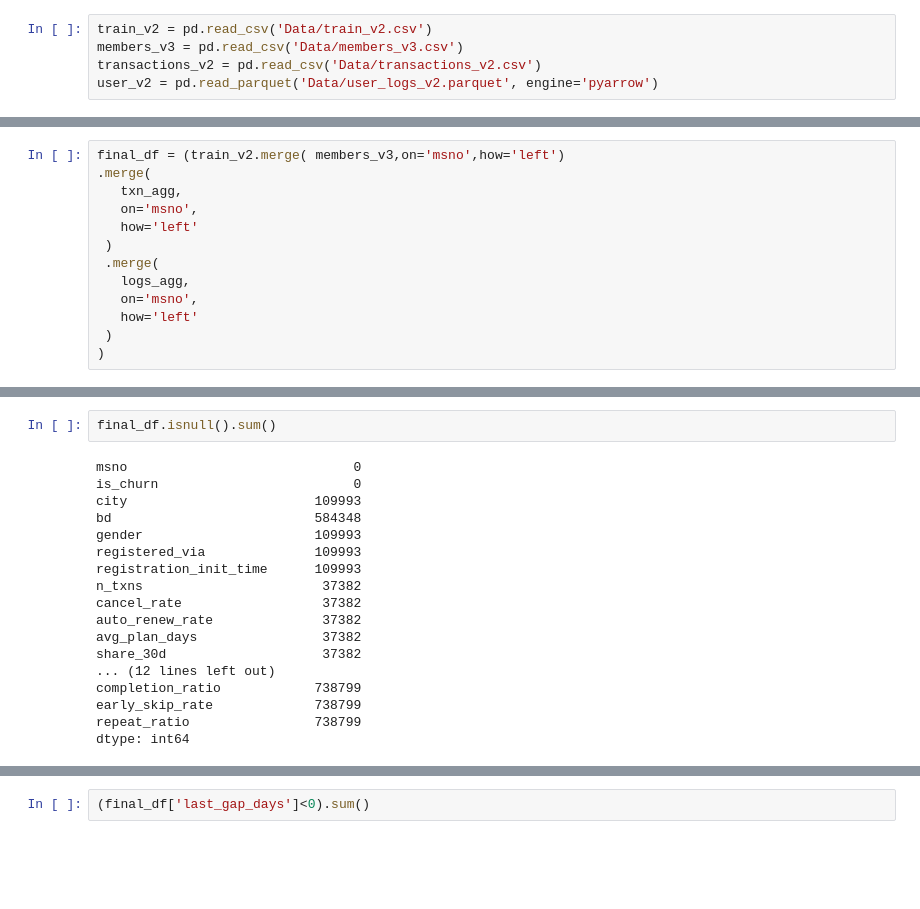
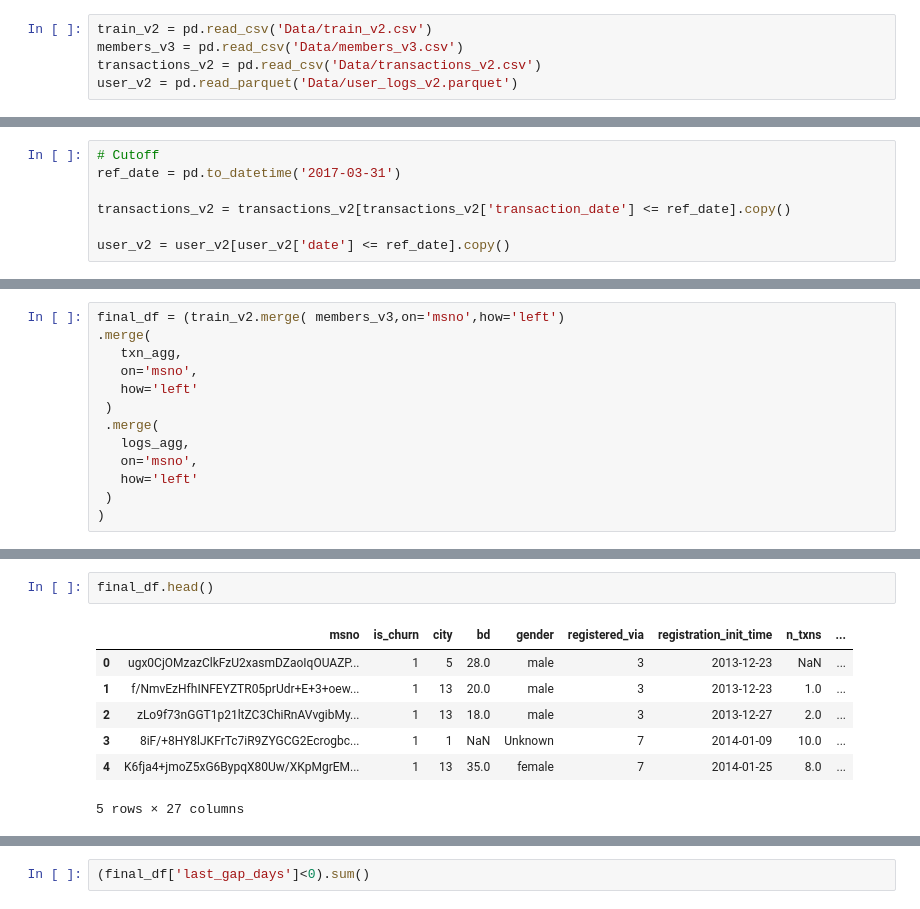
Before and after one commit to HienHienHienHienHien/customer-churn-prediction, a Jupyter notebook: Processing.ipynb, the cells around one changed output, grey strips where cells are left out. Drawn from its saved outputs; the diff is of its cells as text; blank space fills up the shorter version.

Commit message:
Add cutoff to processing

```diff
--- a/Processing.ipynb
+++ b/Processing.ipynb
@@ -10,7 +5,7 @@ df = pd.read_parquet('Data/transactions.parquet', engine='pyarrow')
 train_v2 = pd.read_csv('Data/train_v2.csv')
 members_v3 = pd.read_csv('Data/members_v3.csv')
 transactions_v2 = pd.read_csv('Data/transactions_v2.csv')
-user_v2 = pd.read_parquet('Data/user_logs_v2.parquet', engine='pyarrow')
+user_v2 = pd.read_parquet('Data/user_logs_v2.parquet')
 # %% [markdown]
 # train_v2
 # %%
@@ -474,6 +467,13 @@ np.int64(0)
 np.int64(44)
 # %% [markdown]
 - Trong hệ thống KKBox, khi khách hàng bấm hủy gói, hệ thống sinh ra một "Biên lai hủy" (days=0, cancel=1) NHƯNG lại sao chép y nguyên giá trị tiền của gói cước vừa hủy. Nếu không ép số tiền của biên lai này về 0, khi dùng hàm sum() ở bước sau, tổng tiền khách hàng chi trả sẽ bị nhân đôi một cách sai lệch. Dòng lệnh này đảm bảo tính toàn vẹn của dữ liệu tài chính.
+# %%
+# Cutoff
+ref_date = pd.to_datetime('2017-03-31')
+
+transactions_v2 = transactions_v2[transactions_v2['transaction_date'] <= ref_date].copy()
+
+user_v2 = user_v2[user_v2['date'] <= ref_date].copy()
 # %%
 tx = transactions_v2.copy()
 
@@ -794,20 +757,10 @@ memory usage: 180.6+ MB
-# %%
-final_df.isnull().sum()
-# %% [output]
-msno                             0
-is_churn                         0
-city                        109993
-bd                          584348
-gender                      109993
-registered_via              109993
-registration_init_time      109993
-n_txns                       37382
-cancel_rate                  37382
-auto_renew_rate              37382
-avg_plan_days                37382
-share_30d                    37382
-... (12 lines left out)
-completion_ratio            738799
-early_skip_rate             738799
-repeat_ratio                738799
-dtype: int64
+# %%
+final_df.head()
+# %% [output]
+|  | msno | is_churn | city | bd | gender | registered_via | registration_init_time | n_txns | ... |
+| 0 | ugx0CjOMzazClkFzU2xasmDZaoIqOUAZP... | 1 | 5 | 28.0 | male | 3 | 2013-12-23 | NaN | ... |
+| 1 | f/NmvEzHfhINFEYZTR05prUdr+E+3+oew... | 1 | 13 | 20.0 | male | 3 | 2013-12-23 | 1.0 | ... |
+| 2 | zLo9f73nGGT1p21ltZC3ChiRnAVvgibMy... | 1 | 13 | 18.0 | male | 3 | 2013-12-27 | 2.0 | ... |
+| 3 | 8iF/+8HY8lJKFrTc7iR9ZYGCG2Ecrogbc... | 1 | 1 | NaN | Unknown | 7 | 2014-01-09 | 10.0 | ... |
+| 4 | K6fja4+jmoZ5xG6BypqX80Uw/XKpMgrEM... | 1 | 13 | 35.0 | female | 7 | 2014-01-25 | 8.0 | ... |
+5 rows × 27 columns
```
Also changed, not shown: parts of 28 cells of this notebook.
